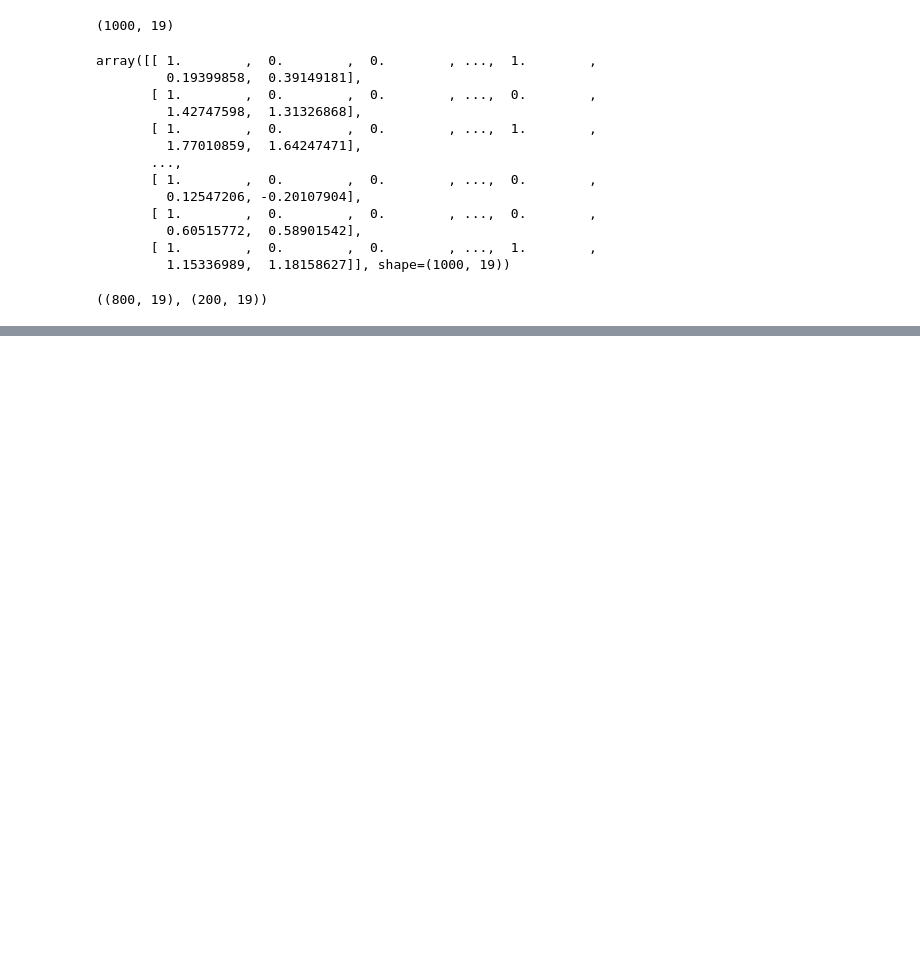
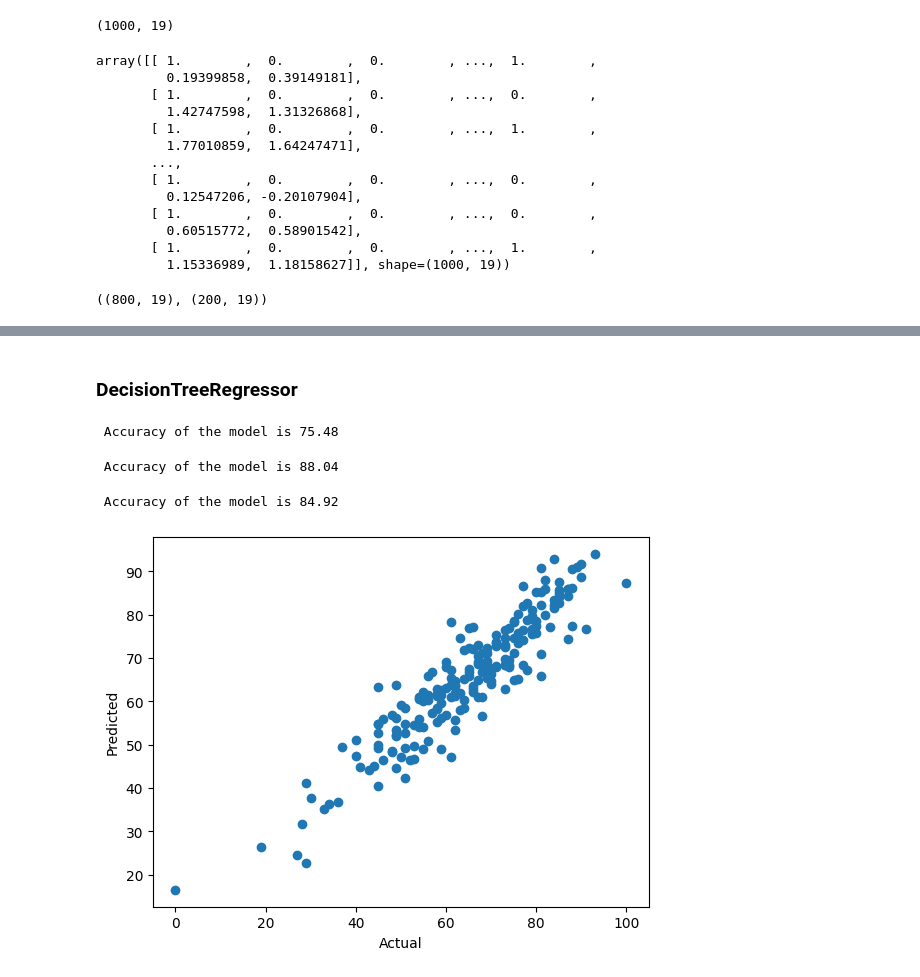
Before and after one commit to karann18/mlproject, a Jupyter notebook: notebook/modeltraining.ipynb, the cells around one changed output, grey strips where cells are left out. Drawn from its saved outputs; the diff is of its cells as text; code cells hidden in the pictures; blank space fills up the shorter version.

Commit message:
Fix: Updated Model Training notebook

```diff
--- a/notebook/modeltraining.ipynb
+++ b/notebook/modeltraining.ipynb
@@ -111,0 +114,6 @@ x_train.shape, x_test.shape
+# %%
+def evaluate_model(true, pred):
+    mse = mean_squared_error(true, pred)
+    mae = mean_absolute_error(true, pred)
+    r2 = r2_score(true, pred)
+    return mse, mae, r2
@@ -111,0 +189,32 @@ x_train.shape, x_test.shape
+# %% [markdown]
+### DecisionTreeRegressor
+# %%
+dtree_model = DecisionTreeRegressor()
+dtree_model = dtree_model.fit(x_train, y_train)
+y_pred = dtree_model.predict(x_test)
+score = r2_score(y_test, y_pred)*100
+print(" Accuracy of the model is %.2f" %score)
+# %% [output]
+ Accuracy of the model is 75.48
+# %%
+lin_model = LinearRegression(fit_intercept=True)
+lin_model = lin_model.fit(x_train, y_train)
+y_pred = lin_model.predict(x_test)
+score = r2_score(y_test, y_pred)*100
+print(" Accuracy of the model is %.2f" %score)
+# %% [output]
+ Accuracy of the model is 88.04
+# %%
+dtree_model = RandomForestRegressor()
+dtree_model = dtree_model.fit(x_train, y_train)
+y_pred = dtree_model.predict(x_test)
+score = r2_score(y_test, y_pred)*100
+print(" Accuracy of the model is %.2f" %score)
+# %% [output]
+ Accuracy of the model is 84.92
+# %%
+plt.scatter(y_test,y_pred);
+plt.xlabel('Actual');
+plt.ylabel('Predicted');
+# %% [output]
+[figure, added]
```
Also changed, not shown: parts of 10 cells of this notebook.
